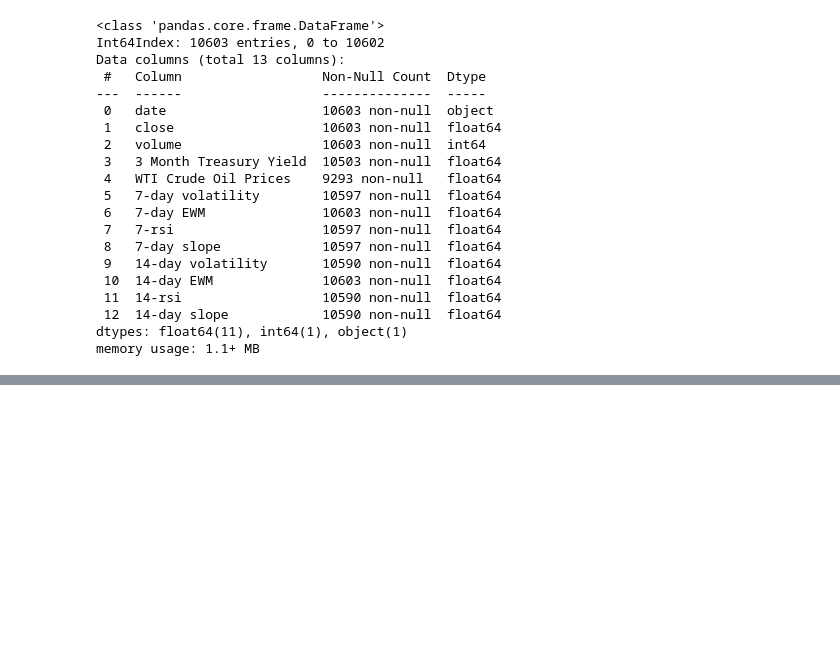
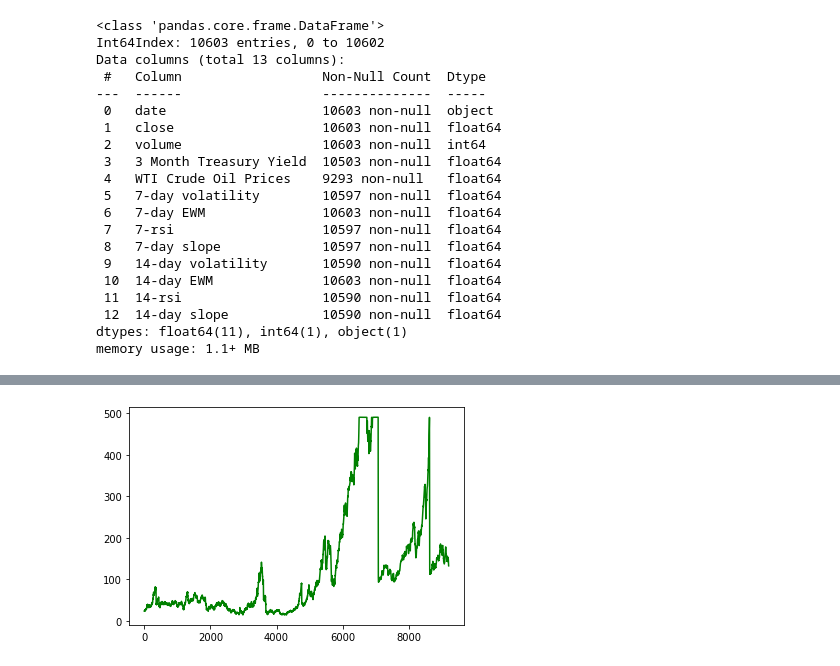
Before and after one commit to hongming-wong/Equities_Price_Prediction_XAI, a Jupyter notebook: Models/LSTM_v3.ipynb, the cells around one changed output, grey strips where cells are left out. Cells and saved outputs as stored; diff of their text form; code cells hidden in the pictures; blank space fills up the shorter version.

```diff
--- a/Models/LSTM_v3.ipynb
+++ b/Models/LSTM_v3.ipynb
@@ -21,10 +21,12 @@ apple.retrieve_data()
 | 10602 | 2022-12-30 | 129.9300 | 76960600 | 4.30 | 80.16 | 45.910718 | 130.782415 | ... |
 10603 rows × 13 columns
 # %%
-def split(dataframe, window):
+def split(dataframe, window, columns = None, test_split = False):
   X = []
   y_raw = []
   y_label = []
+  if columns is not None:
+    dataframe = dataframe[columns]
   dataframe = dataframe.dropna()
   dataframe = dataframe.drop(columns=['date']).reset_index(drop=True)
   L = len(dataframe)
@@ -41,6 +43,14 @@ def split(dataframe, window):
     else:
       y_label.append(1)
 
+  if test_split:
+    """
+    We can't shuffle split here because in LSTM we are using return_sequence = True
+    """
+    print("Todo")
+
+
+
 
   return X, y_raw, y_label
 # %%
@@ -155,0 +121,2 @@ train_X.shape
+# %%
+predicted = control_model.predict(train_X_control)[:, 0]
@@ -186,0 +192,5 @@ lstm_utils.plot_history(history, "Model")
+# %%
+plt.plot(predicted, label = 'predicted', color = 'green')
+plt.show()
+# %% [output]
+[figure, added]
```
Also changed, not shown: parts of 27 cells of this notebook, 7 other files.
